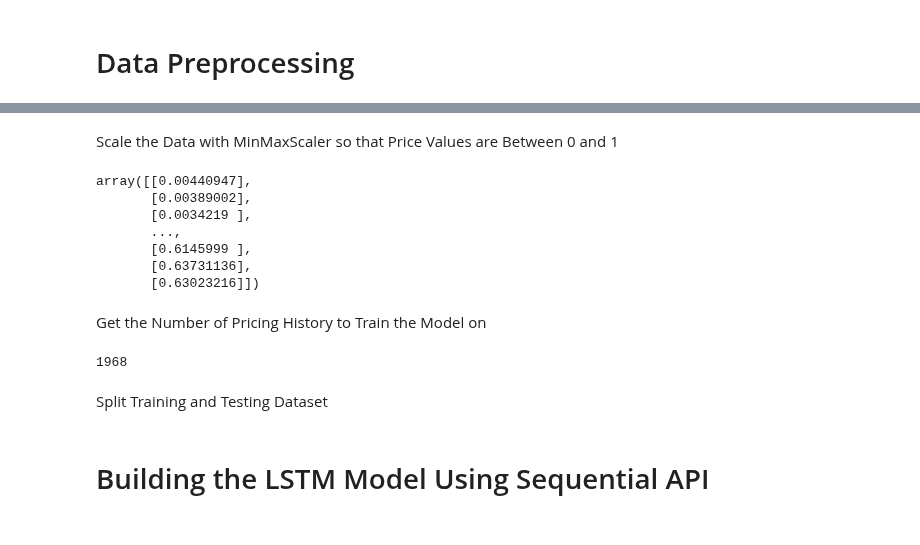
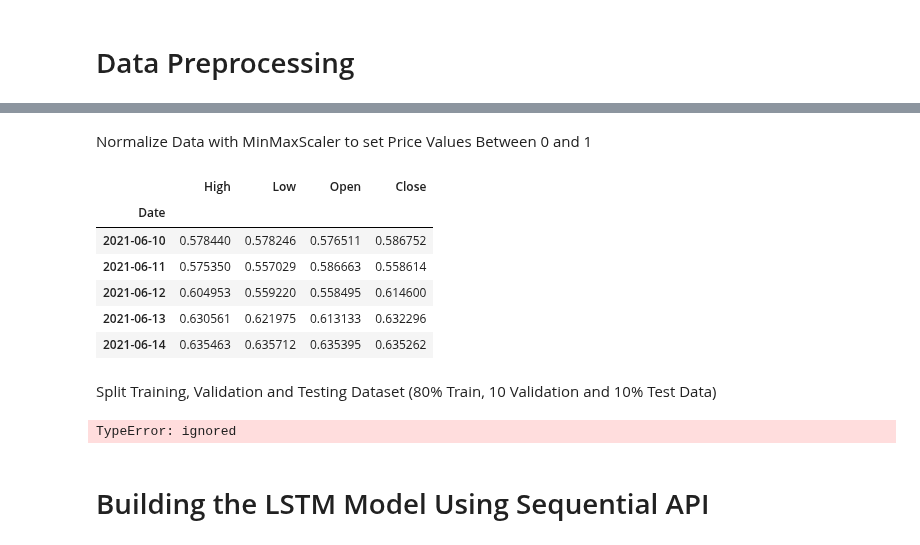
Before and after one commit to lucaslokchan/hands-on-ml, a Jupyter notebook: Projects/Stock Price Prediction/Stock_Price_Prediction.ipynb, the cells around one changed output, grey strips where cells are left out. Cells and saved outputs as stored; diff of their text form; code cells hidden in the pictures.

```diff
--- a/Projects/Stock Price Prediction/Stock_Price_Prediction.ipynb
+++ b/Projects/Stock Price Prediction/Stock_Price_Prediction.ipynb
@@ -64,23 +85,24 @@ price
 # %% [markdown]
-Scale the Data with MinMaxScaler so that Price Values are Between 0 and 1
+Normalize Data with MinMaxScaler to set Price Values Between 0 and 1
-# %%
-scaler = MinMaxScaler(feature_range=(0, 1))
-scaled_price = scaler.fit_transform(price)
-scaled_price
-# %% [output]
-array([[0.00440947],
-       [0.00389002],
-       [0.0034219 ],
-       ...,
-       [0.6145999 ],
-       [0.63731136],
-       [0.63023216]])
-# %% [markdown]
-Get the Number of Pricing History to Train the Model on
-# %%
-training_data_len = int(len(scaled_price) * 0.8)
-training_data_len
-# %% [output]
-1968
+# %%
+normalized_data = df.copy()
+normalized_data = normalized_data.drop(['Close', 'Volume'], axis=1)
+normalized_data.rename(columns={'Adj Close': 'Close'}, inplace=True)
+
+scaler = MinMaxScaler(feature_range=(0, 1))
+normalized_data['Open'] = scaler.fit_transform(normalized_data['Open'].values.reshape(-1, 1))
+normalized_data['High'] = scaler.fit_transform(normalized_data['High'].values.reshape(-1, 1))
+normalized_data['Low'] = scaler.fit_transform(normalized_data['Low'].values.reshape(-1, 1))
+normalized_data['Close'] = scaler.fit_transform(normalized_data['Close'].values.reshape(-1, 1))
+
+normalized_data.tail(5)
+# %% [output]
+|  | High | Low | Open | Close |
+| Date |  |  |  |  |
+| 2021-06-10 | 0.578440 | 0.578246 | 0.576511 | 0.586752 |
+| 2021-06-11 | 0.575350 | 0.557029 | 0.586663 | 0.558614 |
+| 2021-06-12 | 0.604953 | 0.559220 | 0.558495 | 0.614600 |
+| 2021-06-13 | 0.630561 | 0.621975 | 0.613133 | 0.632296 |
+| 2021-06-14 | 0.635463 | 0.635712 | 0.635395 | 0.635262 |
 # %% [markdown]
-Split Training and Testing Dataset
+Split Training, Validation and Testing Dataset (80% Train, 10 Validation and 10% Test Data)
@@ -92,3 +109,26 @@ y_train = []
+# %%
+train_data_percentage = 80
+valid_data_percentage = 10
+test_data_percentage = 10
+
+valid_data_len = int(np.round(valid_data_percentage/100*normalized_data.shape[0]))
+test_data_len = int(np.round(test_data_percentage/100*normalized_data.shape[0]))
+train_data_len = int(normalized_data.shape[0] - (valid_data_len + test_data_len))
+
+X_train = normalized_data[:train_data_len,:-1,:]
+y_train = normalized_data[:train_data_len,-1,:]
+
+X_valid = normalized_data[train_data_len:train_data_len+valid_data_len,:-1,:]
+y_valid = normalized_data[train_data_len:train_data_len+valid_data_len,-1,:]
+
+X_test = normalized_data[train_data_len+valid_data_len:,:-1:]
+y_test = normalized_data[train_data_len+valid_data_len:,-1,:]
+
+print(X_train)
+
+train_valid_test_split(scaled_price)
+# %% [output]
+TypeError: ignored
 # %% [markdown]
 # Building the LSTM Model Using Sequential API
 # %%
```
Also changed, not shown: parts of 11 cells of this notebook.
